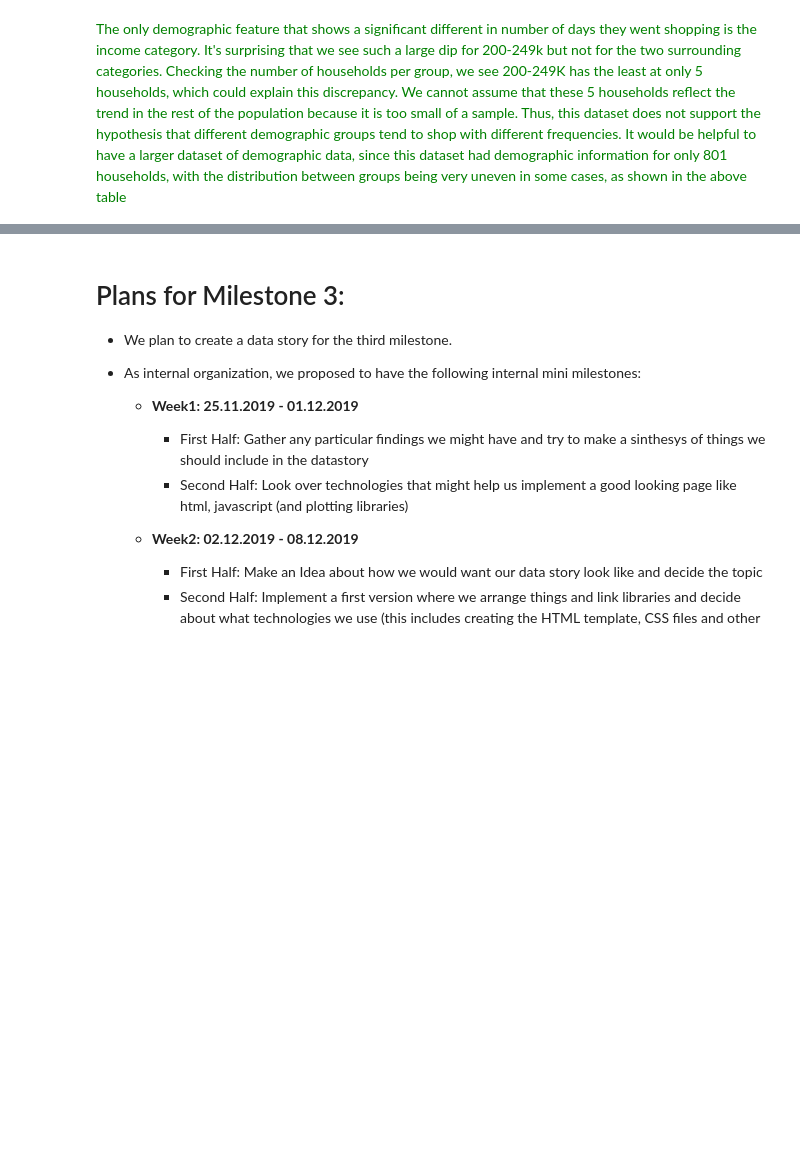
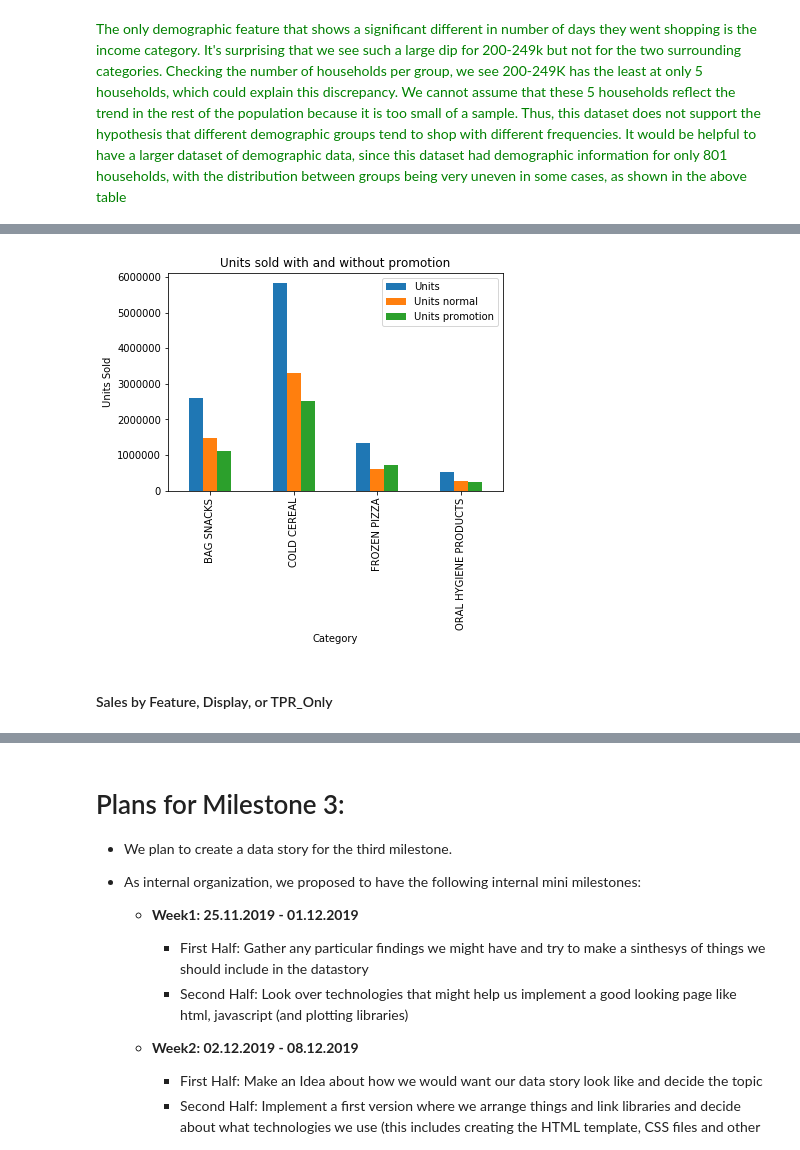
Before and after one commit to Lucianod28/Ada-project, a Jupyter notebook: Milestone2.ipynb, the cells around one changed output, grey strips where cells are left out. Drawn from its saved outputs; the diff is of its cells as text; code cells hidden in the pictures; blank space fills up the shorter version.

```diff
--- a/Milestone2.ipynb
+++ b/Milestone2.ipynb
@@ -977,0 +994,5 @@ The only demographic feature that shows a significant different in number of day
+# %%
+#Loading the dataframes
+products=pd.read_csv("data/products.csv")
+transactions=pd.read_csv("data/transactions.csv")
+stores=pd.read_csv("data/stores.csv")
@@ -977,0 +1032,5 @@ The only demographic feature that shows a significant different in number of day
+# %%
+transactions = transactions.dropna(axis=0)
+transactions['Discount'] = transactions.FEATURE | transactions.DISPLAY | transactions.TPR_ONLY
+transactions['Discount_Percentage']= (transactions.BASE_PRICE - transactions.PRICE)/transactions.BASE_PRICE
+transactions.head()
@@ -977,0 +1046,18 @@ The only demographic feature that shows a significant different in number of day
+# %%
+Total_sale = transactions.merge(products[['UPC','CATEGORY']], on='UPC', how='left')\
+             .groupby('CATEGORY').UNITS.sum().reset_index()
+
+Total_sale_normal = transactions[transactions.Discount==0]\
+                     .merge(products[['UPC','CATEGORY']], on='UPC', how='left')\
+                     .groupby('CATEGORY').UNITS.sum().reset_index()\
+                     .rename(columns={'UNITS':'UNITS_NORMAL'})
+
+Total_sale_discount = transactions[transactions.Discount==1]\
+                     .merge(products[['UPC','CATEGORY']], on='UPC', how='left')\
+                     .groupby('CATEGORY').UNITS.sum().reset_index()\
+                     .rename(columns={'UNITS':'UNITS_DISC'})
+# %%
+sales_combined = Total_sale\
+                 .merge(Total_sale_normal, on='CATEGORY', how='left')\
+                 .merge(Total_sale_discount, on='CATEGORY', how='left')
+sales_combined
@@ -977,0 +1070,10 @@ The only demographic feature that shows a significant different in number of day
+# %%
+_ = sales_combined.plot(kind='bar', x='CATEGORY', y=['UNITS', 'UNITS_NORMAL', 'UNITS_DISC'],\
+                        label=['Units', 'Units normal', 'Units promotion'], title='Units sold with and without promotion')
+_ = plt.xlabel("Category")
+_ = plt.ylabel("Units Sold")
+plt.show()
+# %% [output]
+[figure, added]
+# %% [markdown]
+#### Sales by Feature, Display, or TPR_Only
```
Also changed, not shown: parts of 61 cells of this notebook.
